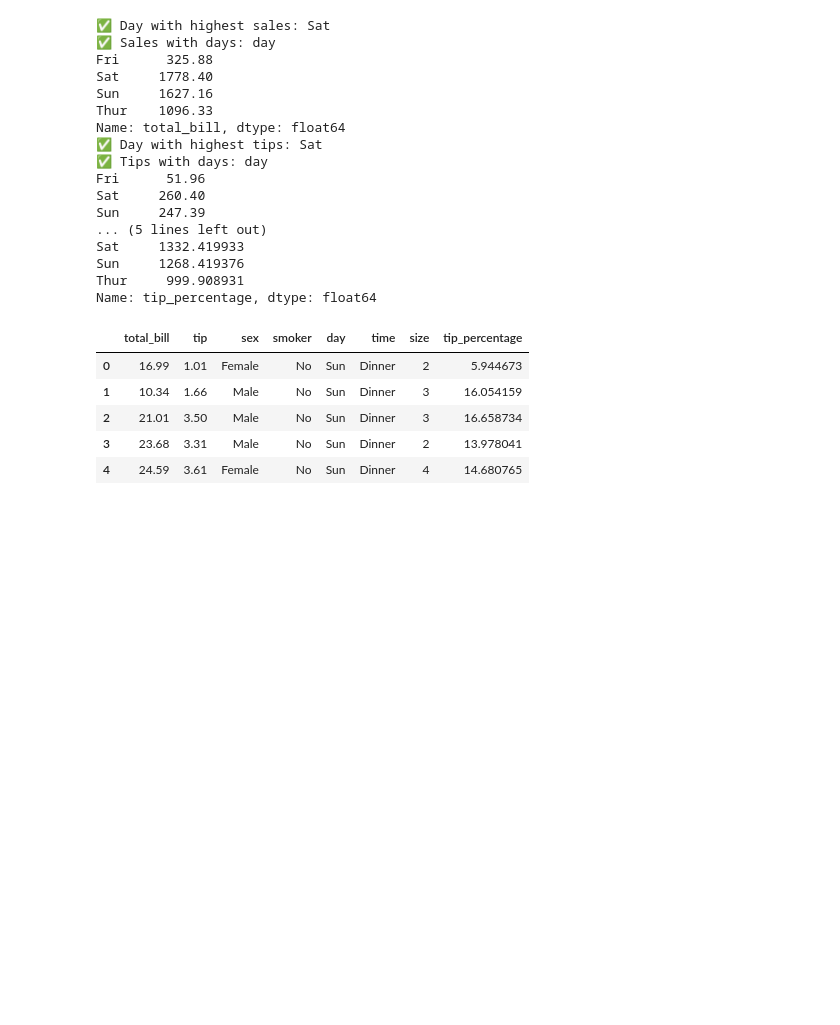
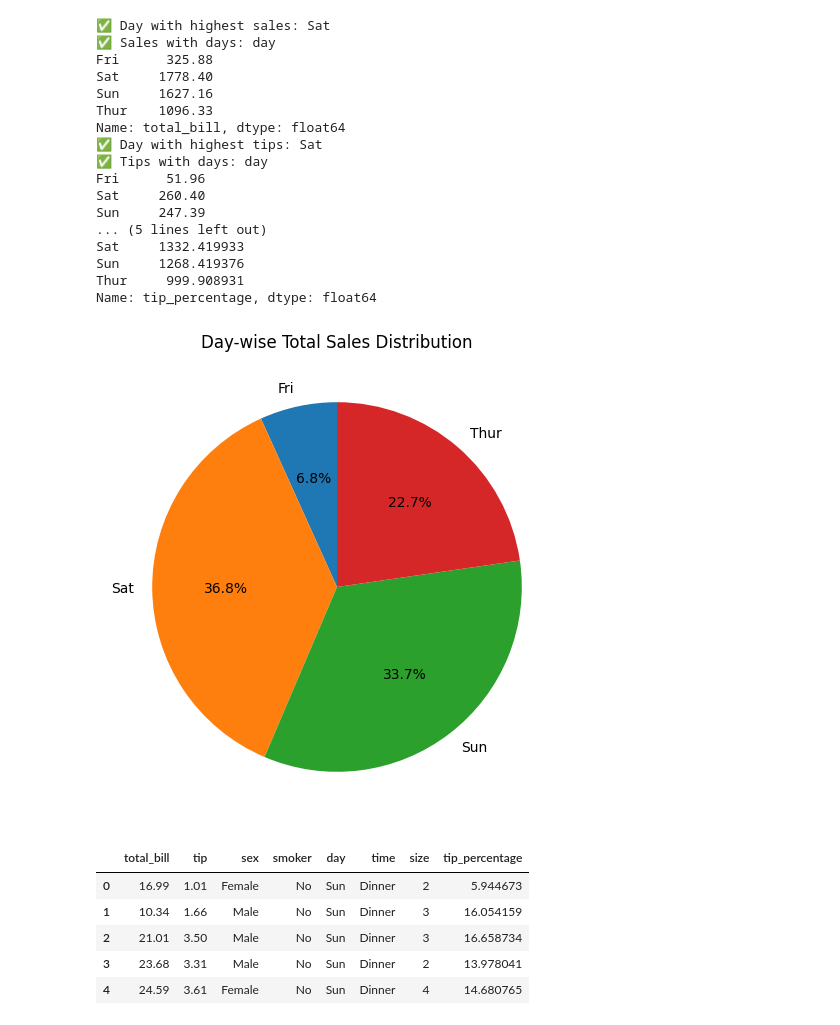
Before and after one commit to Shishupal466/resturant_tip, a Jupyter notebook: data analysis/tips.ipynb, the cells around one changed output. Cells and saved outputs as stored; diff of their text form; code cells hidden in the pictures; blank space fills up the shorter version.

```diff
--- a/data analysis/tips.ipynb
+++ b/data analysis/tips.ipynb
@@ -306,6 +338,17 @@ Sat     1332.419933
 Sun     1268.419376
 Thur     999.908931
 Name: tip_percentage, dtype: float64
+# %%
+import matplotlib.pyplot as plt
+
+sales_by_day = df.groupby('day')['total_bill'].sum()
+
+plt.figure(figsize=(6,6))
+plt.pie(sales_by_day, labels=sales_by_day.index, autopct='%1.1f%%', startangle=90)
+plt.title('Day-wise Total Sales Distribution')
+plt.show()
+# %% [output]
+[figure, added]
 # %%
 # ✅ 6. Time of Day Analysis (Lunch vs Dinner)
 # Find out:
```
Also changed, not shown: parts of 8 cells of this notebook, 3 other files.
